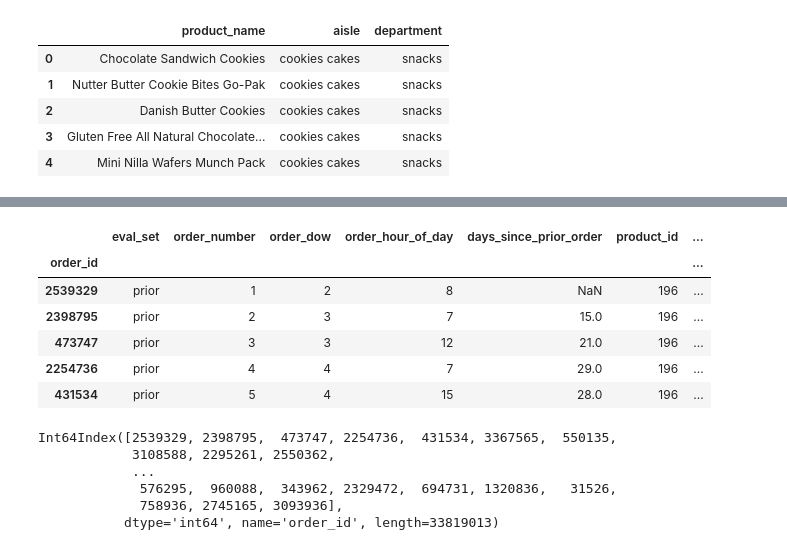
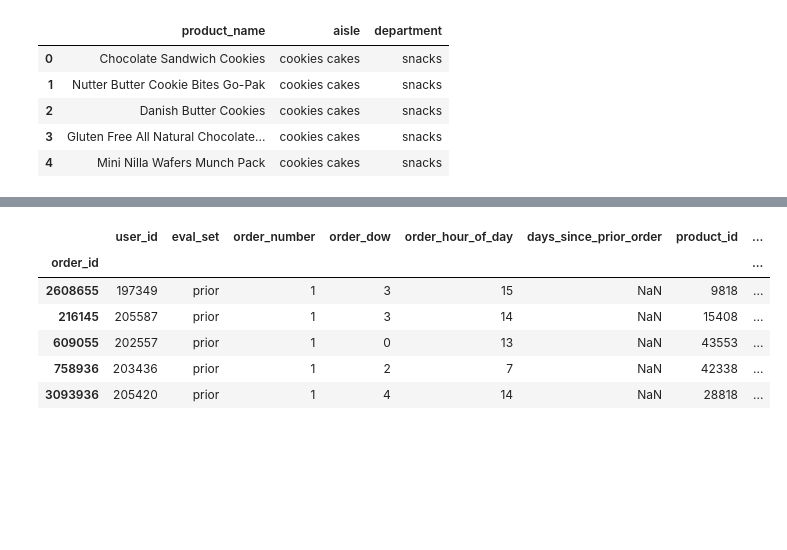
Before and after one commit to SDashev/Springboard-Capstone-1, a Jupyter notebook: insta_cart_1.ipynb, the cells around one changed output, grey strips where cells are left out. Saved outputs shown, nothing was run; the diff lists cells and outputs as text; code cells hidden in the pictures; blank space fills up the shorter version.

```diff
--- a/insta_cart_1.ipynb
+++ b/insta_cart_1.ipynb
@@ -162,7 +162,7 @@ memory usage: 989.8 MB
 # %% [markdown]
 We change eval_set to category. The column has only three values.
 # %%
-orders = pd.read_csv(str_orders, index_col=['user_id', 'order_id'])
+orders = pd.read_csv(str_orders, index_col= 'order_id')
 orders.eval_set.astype('category')
 orders.head(10)
 # %% [output]
@@ -607,0 +349,3 @@ df2.head()
+# %%
+df_all.set_index(['user_id'], append=True)
+df_all.head()
@@ -608,23 +360,14 @@ df2.head()
 # %%
-df2 = df_all.loc[df_all.add_to_cart_order==1]
-df2.head()
+df2 = df_all[df_all['order_number']==1]
+df2.tail()
 # %% [output]
-|  | eval_set | order_number | order_dow | order_hour_of_day | days_since_prior_order | product_id | ... |
-| order_id |  |  |  |  |  |  | ... |
-| 2539329 | prior | 1 | 2 | 8 | NaN | 196 | ... |
-| 2398795 | prior | 2 | 3 | 7 | 15.0 | 196 | ... |
-| 473747 | prior | 3 | 3 | 12 | 21.0 | 196 | ... |
-| 2254736 | prior | 4 | 4 | 7 | 29.0 | 196 | ... |
-| 431534 | prior | 5 | 4 | 15 | 28.0 | 196 | ... |
+|  | user_id | eval_set | order_number | order_dow | order_hour_of_day | days_since_prior_order | product_id | ... |
+| order_id |  |  |  |  |  |  |  | ... |
+| 2608655 | 197349 | prior | 1 | 3 | 15 | NaN | 9818 | ... |
+| 216145 | 205587 | prior | 1 | 3 | 14 | NaN | 15408 | ... |
+| 609055 | 202557 | prior | 1 | 0 | 13 | NaN | 43553 | ... |
+| 758936 | 203436 | prior | 1 | 2 | 7 | NaN | 42338 | ... |
+| 3093936 | 205420 | prior | 1 | 4 | 14 | NaN | 28818 | ... |
-# %%
-df_all.index
-# %% [output]
-Int64Index([2539329, 2398795,  473747, 2254736,  431534, 3367565,  550135,
-            3108588, 2295261, 2550362,
-            ...
-             576295,  960088,  343962, 2329472,  694731, 1320836,   31526,
-             758936, 2745165, 3093936],
-           dtype='int64', name='order_id', length=33819013)
 # %%
 from google.colab import files
 
```
Also changed, not shown: parts of 33 cells of this notebook.
